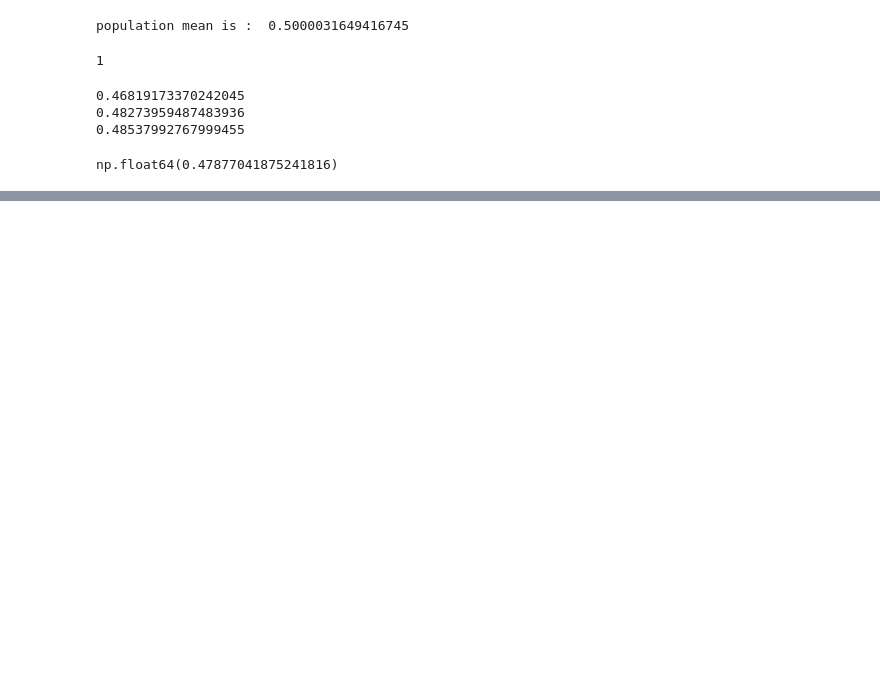
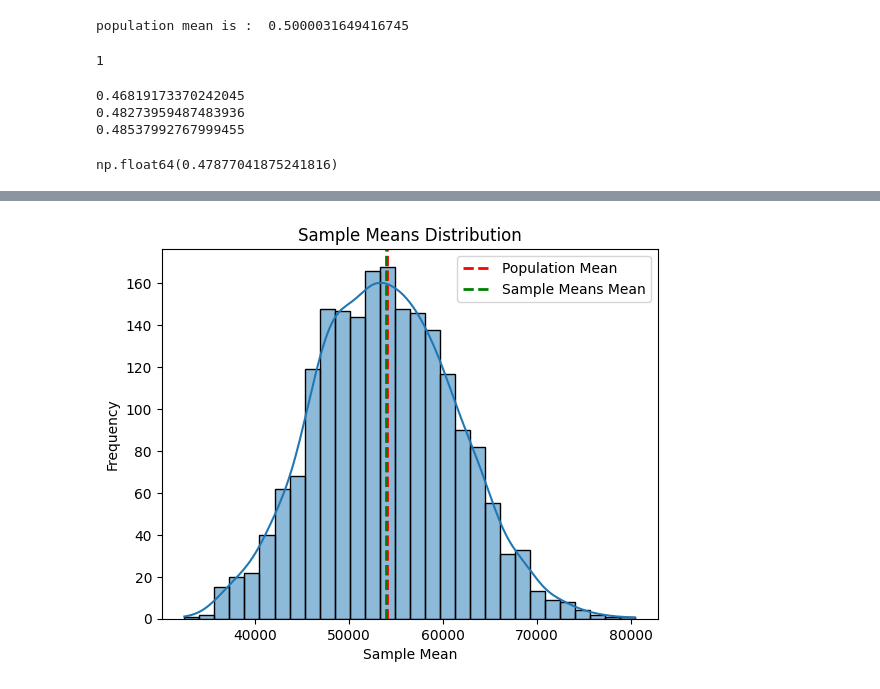
Before and after one commit to rahul8879/ai-ml-akila, a Jupyter notebook: maths/stats/01_stats.ipynb, the cells around one changed output, grey strips where cells are left out. Saved outputs shown, nothing was run; the diff lists cells and outputs as text; code cells hidden in the pictures; blank space fills up the shorter version.

```diff
--- a/maths/stats/01_stats.ipynb
+++ b/maths/stats/01_stats.ipynb
@@ -27,0 +56,18 @@ np.float64(0.47877041875241816)
+# %%
+# lets plot the sample means distribution
+sample_means = []
+for _ in range(2000):
+    sample = np.random.choice(salary, 50)
+    sample_means.append(np.mean(sample))
+
+# lets plot sample mean and population mean
+plt.axvline(np.mean(salary), color='r', linestyle='dashed', linewidth=2, label='Population Mean')
+plt.axvline(np.mean(sample_means), color='g', linestyle='dashed', linewidth=2, label='Sample Means Mean')
+sns.histplot(sample_means, bins=30, kde=True)
+plt.title('Sample Means Distribution')
+plt.xlabel('Sample Mean')
+plt.ylabel('Frequency')
+plt.legend()
+plt.show()
+# %% [output]
+[figure, added]
```
Also changed, not shown: parts of 10 cells of this notebook, 1 other file.
